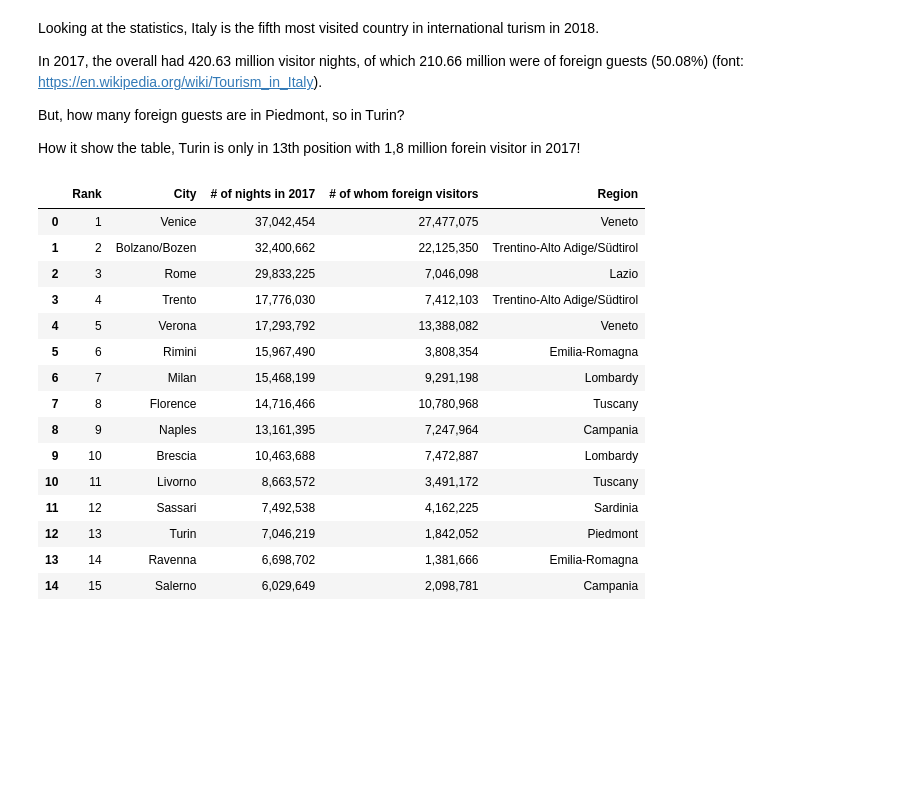
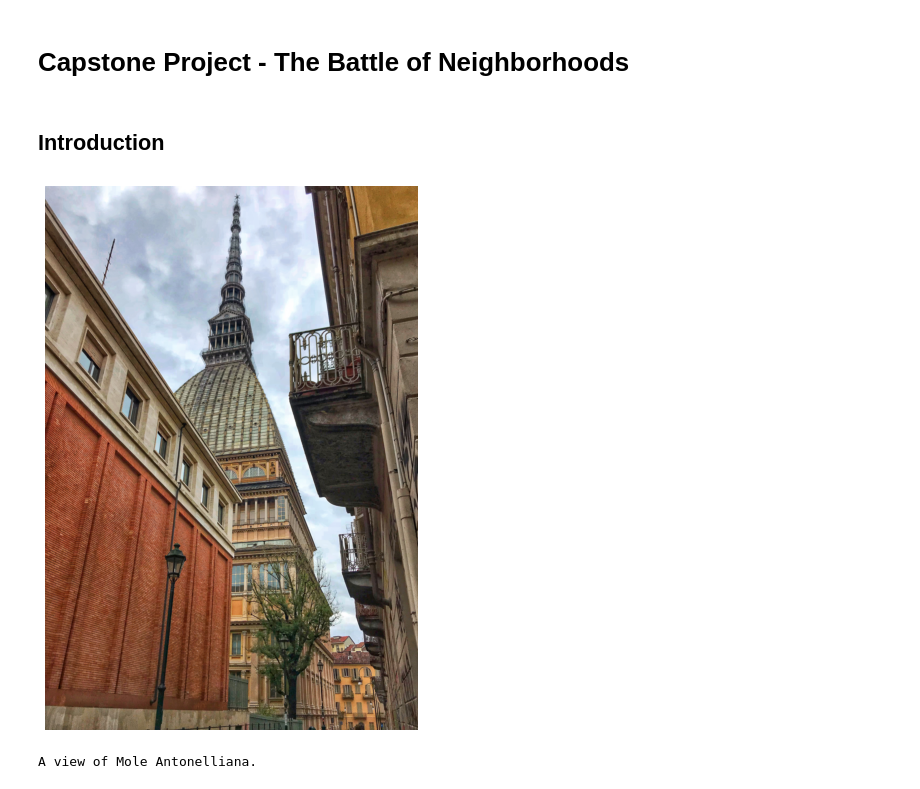
Before and after one commit to aikibo/Torino, a Jupyter notebook: Torino.ipynb, the cells around one changed output. Drawn from its saved outputs; the diff is of its cells as text; code cells hidden in the pictures; blank space fills up the shorter version.

```diff
--- a/Torino.ipynb
+++ b/Torino.ipynb
@@ -73,55 +1,24 @@ In addition, the city is home to museums such as Museo Egizio, Mole Antonelliana
-# %% [markdown]
-Looking at the statistics, Italy is the fifth most visited country in international turism in 2018.
-
-In 2017, the overall had 420.63 million visitor nights, of which 210.66 million were of foreign guests (50.08%) (font: https://en.wikipedia.org/wiki/Tourism_in_Italy).
-
-But, how many foreign guests are in Piedmont, so in Turin?
-
-How it show the table, Turin is only in 13th position with 1,8 million forein visitor in 2017!
-# %%
-#import all library
-import numpy as np # library to handle data in a vectorized manner
-import pandas as pd # library for data analsysis
-#!pip install bs4
-import requests #library for requests
-from bs4 import BeautifulSoup
-#image libraries
-import matplotlib.pyplot as plt
-from PIL import Image
-from pylab import *
-import requests
-
-Torino_text = requests.get('https://en.wikipedia.org/wiki/Tourism_in_Italy').text
-soup = BeautifulSoup(Torino_text)
-table = soup.find('table',{'class':'wikitable sortable'})
-
-#Extracting the data and cleaning data
-table_rows = table.find_all('tr')
-
-data = []
-for row in table_rows:
-    data.append([t.text.strip() for t in row.find_all('td')]) #clean data
-
-del data[0] #delete first element of the table
-
-column_names=['Rank','City','# of nights in 2017', '# of whom foreign visitors','Region']
-df = pd.DataFrame(data, columns=column_names) #create Dataframe
-
-df.head(15)
-# %% [output]
-|  | Rank | City | # of nights in 2017 | # of whom foreign visitors | Region |
-| 0 | 1 | Venice | 37,042,454 | 27,477,075 | Veneto |
-| 1 | 2 | Bolzano/Bozen | 32,400,662 | 22,125,350 | Trentino-Alto Adige/Südtirol |
-| 2 | 3 | Rome | 29,833,225 | 7,046,098 | Lazio |
-| 3 | 4 | Trento | 17,776,030 | 7,412,103 | Trentino-Alto Adige/Südtirol |
-| 4 | 5 | Verona | 17,293,792 | 13,388,082 | Veneto |
-| 5 | 6 | Rimini | 15,967,490 | 3,808,354 | Emilia-Romagna |
-| 6 | 7 | Milan | 15,468,199 | 9,291,198 | Lombardy |
-| 7 | 8 | Florence | 14,716,466 | 10,780,968 | Tuscany |
-| 8 | 9 | Naples | 13,161,395 | 7,247,964 | Campania |
-| 9 | 10 | Brescia | 10,463,688 | 7,472,887 | Lombardy |
-| 10 | 11 | Livorno | 8,663,572 | 3,491,172 | Tuscany |
-| 11 | 12 | Sassari | 7,492,538 | 4,162,225 | Sardinia |
-| 12 | 13 | Turin | 7,046,219 | 1,842,052 | Piedmont |
-| 13 | 14 | Ravenna | 6,698,702 | 1,381,666 | Emilia-Romagna |
-| 14 | 15 | Salerno | 6,029,649 | 2,098,781 | Campania |
+# %% [markdown]
+# Capstone Project - The Battle of Neighborhoods
+# %% [markdown]
+## Introduction
+# %%
+#show the output
+
+import numpy as np
+import matplotlib.pyplot as plt
+from PIL import Image
+from pylab import *
+
+img0 = np.array(Image.open('Mole_.jpeg'))
+fig = plt.figure()
+plt.imshow(img0, interpolation='bilinear')
+fig.set_figwidth(8)
+fig.set_figheight(10)
+plt.axis('off')
+plt.show()
+
+print('A view of Mole Antonelliana.')
+# %% [output]
+[figure, added]
+A view of Mole Antonelliana.
```
Also changed, not shown: parts of 60 cells of this notebook, 7 other files.
